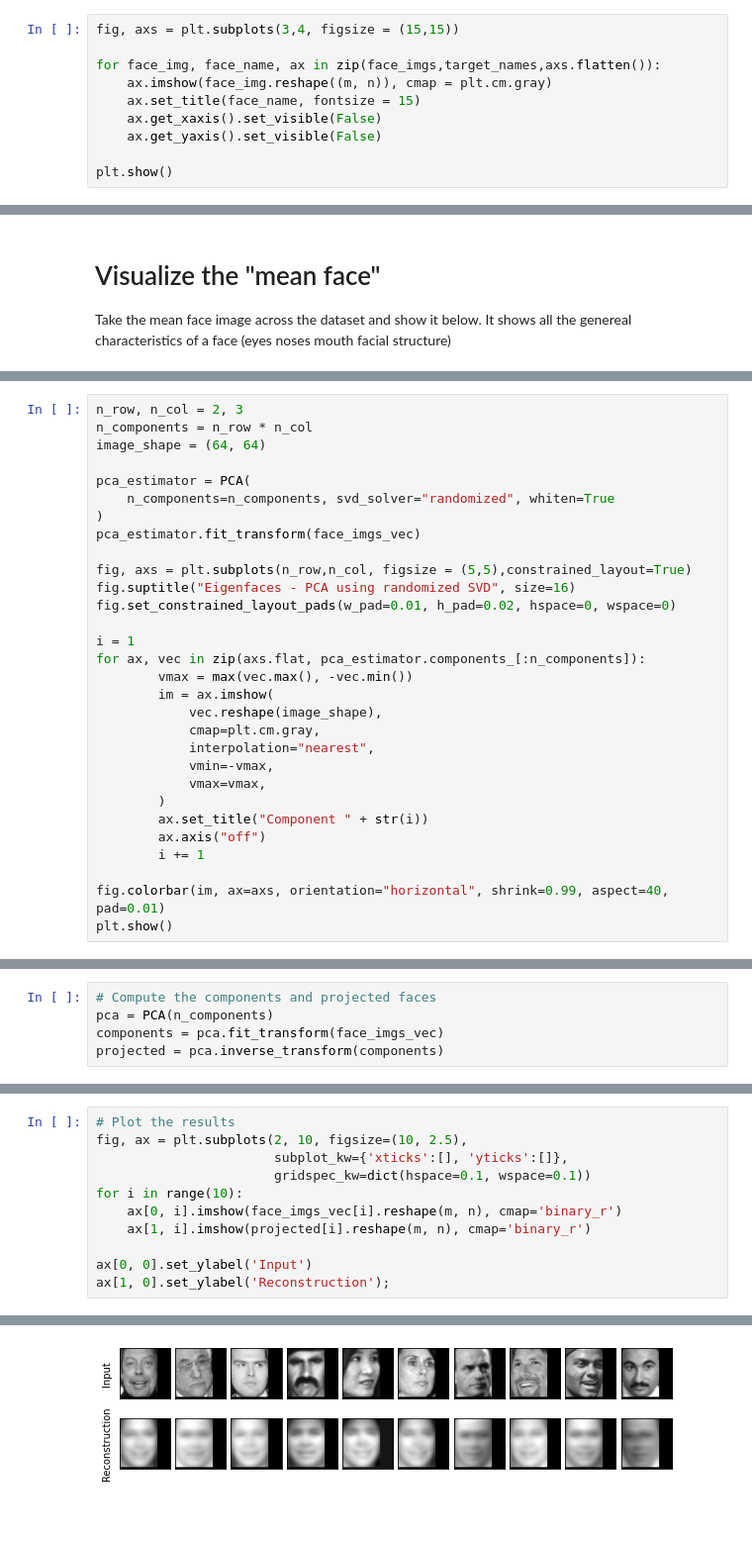
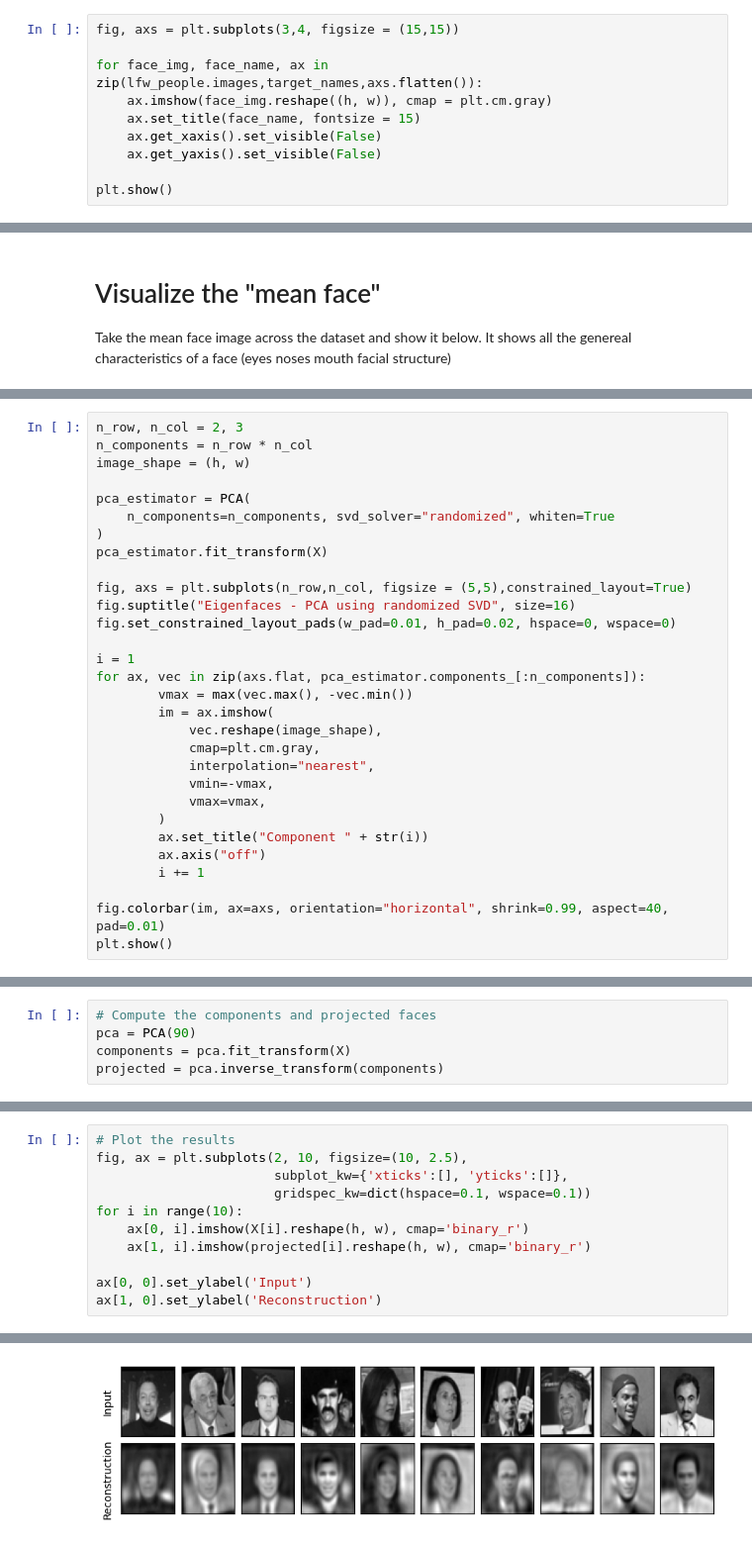
Before and after one commit to iyeszin/pca_faces, a Jupyter notebook: eigenface.ipynb, the cells around one changed output, grey strips where cells are left out. Shown at 99% size. Cells and saved outputs as stored; diff of their text form; blank space fills up the shorter version.

```diff
--- a/eigenface.ipynb
+++ b/eigenface.ipynb
@@ -48,8 +43,8 @@ face_imgs[:lfw_people.images.shape[0],:lfw_people.images.shape[1],:lfw_people.im
 # %%
 fig, axs = plt.subplots(3,4, figsize = (15,15))
 
-for face_img, face_name, ax in zip(face_imgs,target_names,axs.flatten()):
-    ax.imshow(face_img.reshape((m, n)), cmap = plt.cm.gray)
+for face_img, face_name, ax in zip(lfw_people.images,target_names,axs.flatten()):
+    ax.imshow(face_img.reshape((h, w)), cmap = plt.cm.gray)
     ax.set_title(face_name, fontsize = 15)
     ax.get_xaxis().set_visible(False)
     ax.get_yaxis().set_visible(False)
@@ -79,12 +71,12 @@ Reshaped face images have shape=(13233, 4096)
 # %%
 n_row, n_col = 2, 3
 n_components = n_row * n_col
-image_shape = (64, 64)
+image_shape = (h, w)
 
 pca_estimator = PCA(
     n_components=n_components, svd_solver="randomized", whiten=True
 )
-pca_estimator.fit_transform(face_imgs_vec)
+pca_estimator.fit_transform(X)
 
 fig, axs = plt.subplots(n_row,n_col, figsize = (5,5),constrained_layout=True)
 fig.suptitle("Eigenfaces - PCA using randomized SVD", size=16)
@@ -111,5 +105,5 @@ plt.show()
 # %%
 # Compute the components and projected faces
-pca = PCA(n_components)
-components = pca.fit_transform(face_imgs_vec)
+pca = PCA(90)
+components = pca.fit_transform(X)
 projected = pca.inverse_transform(components)
@@ -119,9 +131,9 @@ fig, ax = plt.subplots(2, 10, figsize=(10, 2.5),
                        subplot_kw={'xticks':[], 'yticks':[]},
                        gridspec_kw=dict(hspace=0.1, wspace=0.1))
 for i in range(10):
-    ax[0, i].imshow(face_imgs_vec[i].reshape(m, n), cmap='binary_r')
-    ax[1, i].imshow(projected[i].reshape(m, n), cmap='binary_r')
+    ax[0, i].imshow(X[i].reshape(h, w), cmap='binary_r')
+    ax[1, i].imshow(projected[i].reshape(h, w), cmap='binary_r')
 
 ax[0, 0].set_ylabel('Input')
-ax[1, 0].set_ylabel('Reconstruction');
+ax[1, 0].set_ylabel('Reconstruction')
 # %% [output]
@@ -128 +141 @@ ax[1, 0].set_ylabel('Reconstruction');
-[figure, old version]
+[figure, new version]
```
Also changed, not shown: parts of 27 cells of this notebook, 3 other files.
